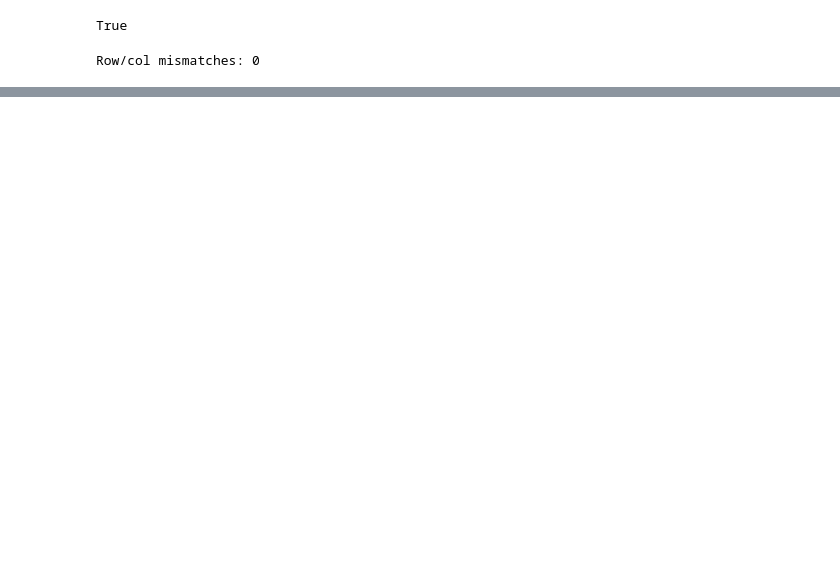
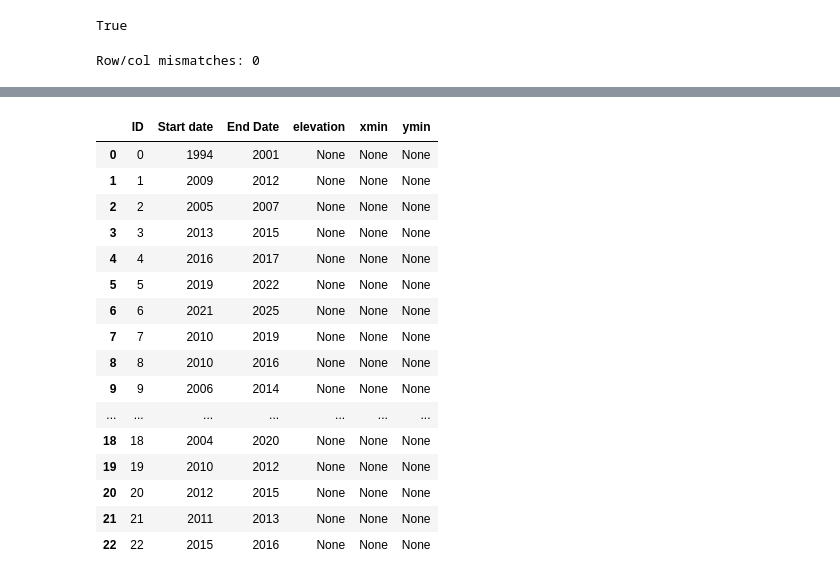
Before and after one commit to thomaslu678/Praxis-Lab-25-26, a Jupyter notebook: clean/2_ee_task_lst_all_points.ipynb, the cells around one changed output, grey strips where cells are left out. Saved outputs shown, nothing was run; the diff lists cells and outputs as text; code cells hidden in the pictures; blank space fills up the shorter version.

```diff
--- a/clean/2_ee_task_lst_all_points.ipynb
+++ b/clean/2_ee_task_lst_all_points.ipynb
@@ -925,0 +1072,4 @@ Row/col mismatches: 0
+# %%
+case_studies_url = "https://raw.githubusercontent.com/thomaslu678/Praxis-Lab-25-26/refs/heads/main/assets/studies/Case%20ID%20%2B%20Dates.csv"
+# %%
+case_studies_data = pd.read_csv(case_studies_url)
@@ -925,0 +1096,24 @@ Row/col mismatches: 0
+# %%
+case_studies_data["elevation"] = None
+case_studies_data["xmin"] = None
+case_studies_data["ymin"] = None
+# %%
+case_studies_data
+# %% [output]
+|  | ID | Start date | End Date | elevation | xmin | ymin |
+| 0 | 0 | 1994 | 2001 | None | None | None |
+| 1 | 1 | 2009 | 2012 | None | None | None |
+| 2 | 2 | 2005 | 2007 | None | None | None |
+| 3 | 3 | 2013 | 2015 | None | None | None |
+| 4 | 4 | 2016 | 2017 | None | None | None |
+| 5 | 5 | 2019 | 2022 | None | None | None |
+| 6 | 6 | 2021 | 2025 | None | None | None |
+| 7 | 7 | 2010 | 2019 | None | None | None |
+| 8 | 8 | 2010 | 2016 | None | None | None |
+| 9 | 9 | 2006 | 2014 | None | None | None |
+| ... | ... | ... | ... | ... | ... | ... |
+| 18 | 18 | 2004 | 2020 | None | None | None |
+| 19 | 19 | 2010 | 2012 | None | None | None |
+| 20 | 20 | 2012 | 2015 | None | None | None |
+| 21 | 21 | 2011 | 2013 | None | None | None |
+| 22 | 22 | 2015 | 2016 | None | None | None |
```
Also changed, not shown: parts of 32 cells of this notebook.
